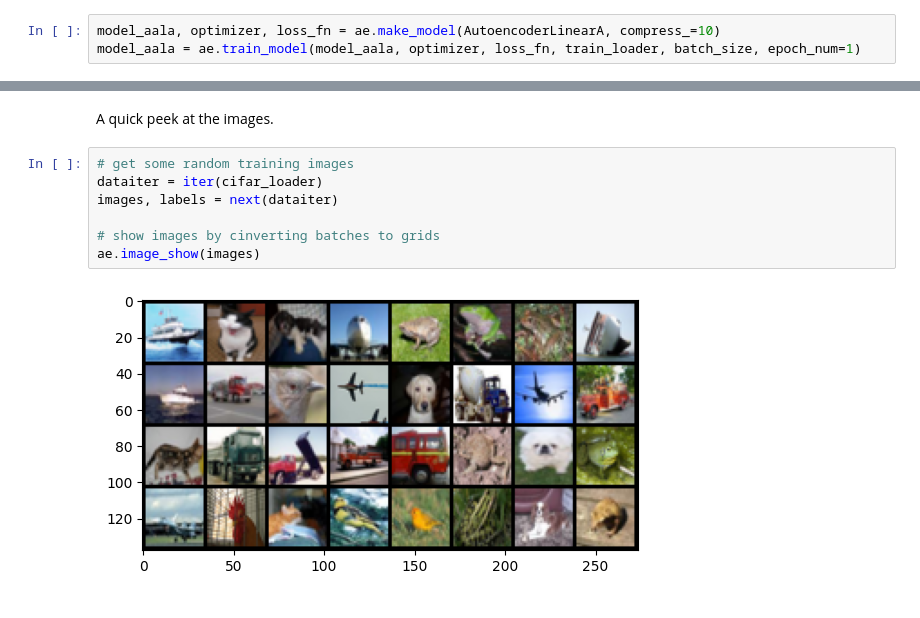
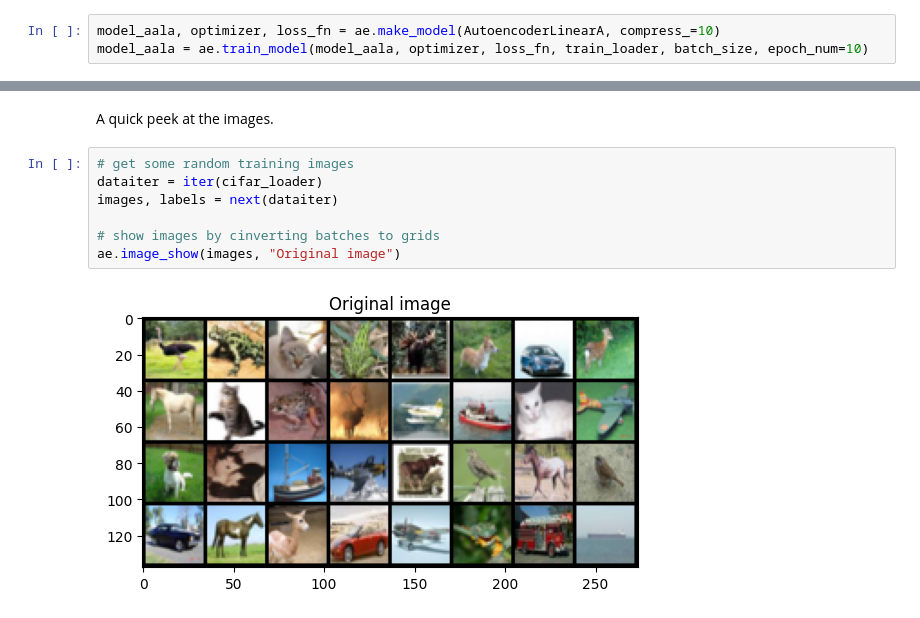
Before and after one commit to Shayan-B/pytorch-autoencoders, a Jupyter notebook: notebooks/Autoencoders.ipynb, the cells around one changed output, grey strips where cells are left out. Cells and saved outputs as stored; diff of their text form.

```diff
--- a/notebooks/Autoencoders.ipynb
+++ b/notebooks/Autoencoders.ipynb
@@ -194,5 +196,5 @@ class AutoencoderLinearA(nn.Module):
         return decode_2
 # %%
 model_aala, optimizer, loss_fn = ae.make_model(AutoencoderLinearA, compress_=10)
-model_aala = ae.train_model(model_aala, optimizer, loss_fn, train_loader, batch_size, epoch_num=1)
+model_aala = ae.train_model(model_aala, optimizer, loss_fn, train_loader, batch_size, epoch_num=10)
 # %% [output]
@@ -328,12 +332,12 @@ A quick peek at the images.
 # %%
 # get some random training images
 dataiter = iter(cifar_loader)
 images, labels = next(dataiter)
 
 # show images by cinverting batches to grids
-ae.image_show(images)
+ae.image_show(images, "Original image")
 # %% [output]
-[figure, old version]
+[figure, new version]
 # %%
 # We use a similar architectur as before just tweaking some numbers for a bigger model
 # since these pictures has 3 channels and we need to compress more data in our model
```
Also changed, not shown: parts of 20 cells of this notebook, 4 other files.
